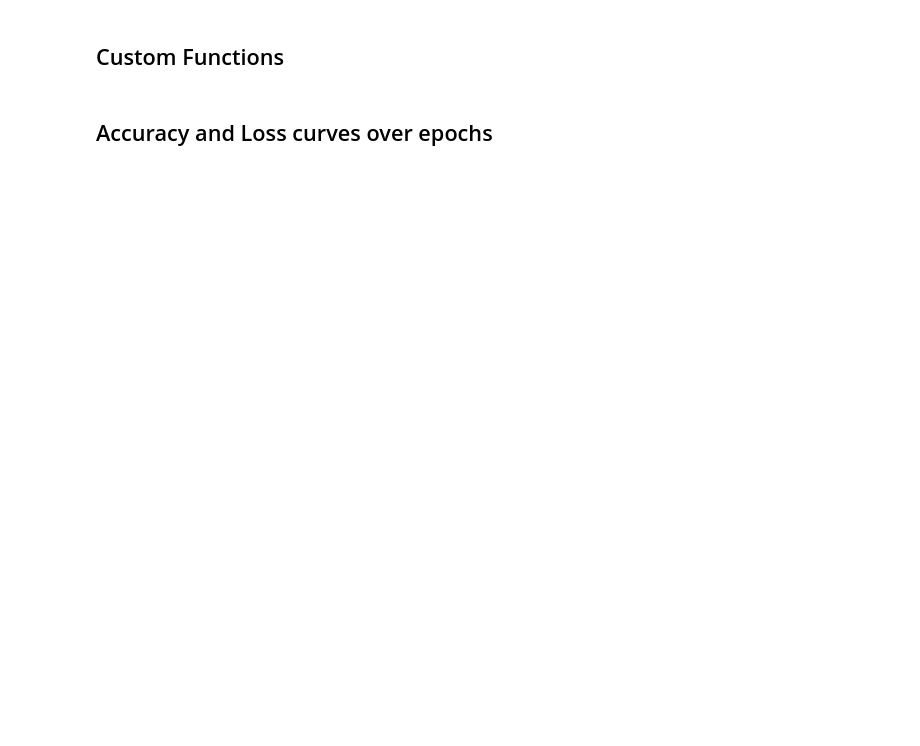
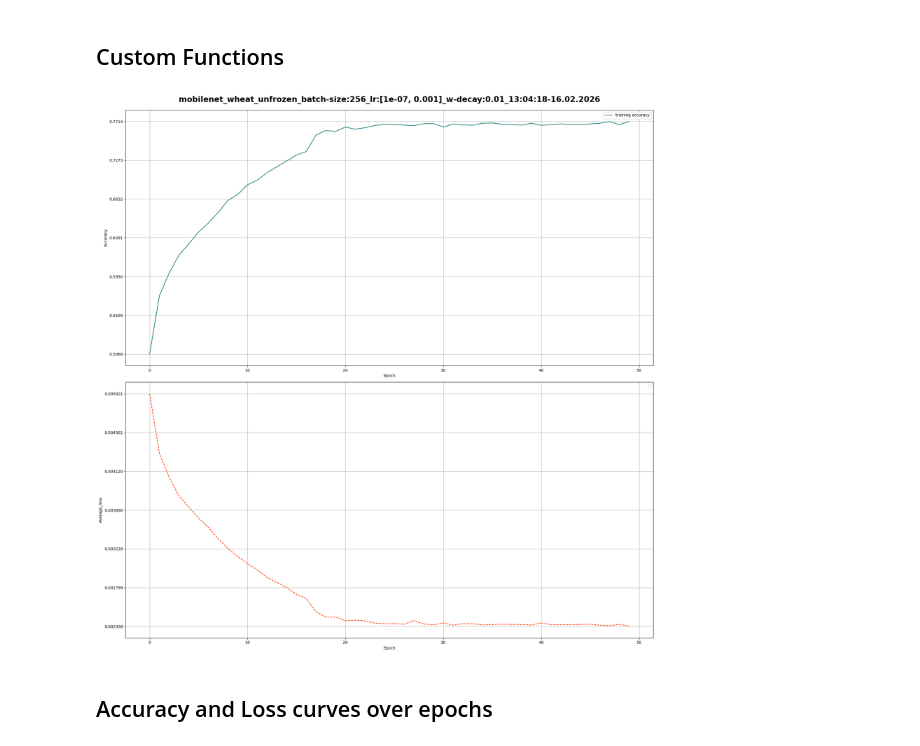
Before and after one commit to Walid-N-bit/ml_app, a Jupyter notebook: dashboard.ipynb, the cells around one changed output. Drawn from its saved outputs; the diff is of its cells as text; code cells hidden in the pictures; blank space fills up the shorter version.

```diff
--- a/dashboard.ipynb
+++ b/dashboard.ipynb
@@ -62,7 +62,7 @@ def plot_dataframe(df: pd.DataFrame, title: str = ""):
     plt.title(title, fontsize=20,pad=20, fontweight='bold')
     plt.xlabel("Epoch")
     plt.ylabel("Accuracy")
-    plt.plot(epochs, train_acc)
+    plt.plot(epochs, train_acc, label='training accuracy')
     plt.plot(epochs, val_acc, color='g', ls=":")
     plt.legend()
     ymin, ymax = train_acc.min(), train_acc.max()
@@ -73,7 +73,7 @@ def plot_dataframe(df: pd.DataFrame, title: str = ""):
     plt.xlabel("Epoch")
     plt.ylabel("Average_loss")
     plt.plot(epochs, train_loss, color="r", ls="--")
-    plt.plot(epochs, val_loss, color="o", ls=":")
+    plt.plot(epochs, val_loss, color="tab:orange", ls=":")
     ymin, ymax = train_loss.min(), train_loss.max()
     plt.legend()
     plt.yticks(np.linspace(ymin, ymax, 7))
@@ -120,6 +120,13 @@ def perform_eval(model_path:str, classes:list, data_loader):
     true_values = label_to_class(true_values, labels_map)
     predicted_values = label_to_class(predicted_values, labels_map)
     return true_values, predicted_values
+# %%
+d = "output_data/mobilenet_wheat_unfrozen/mobilenet_wheat_unfrozen_batch-size:256_lr:[1e-07, 0.001]_w-decay:0.01_13:04:18-16.02.2026.csv"
+title = Path(d).name.strip('.csv')
+df = pd.read_csv(d)
+plot_dataframe(df, title)
+# %% [output]
+[figure, added]
 # %% [markdown]
 ## Accuracy and Loss curves over epochs
 # %%
```
Also changed, not shown: parts of 3 cells of this notebook, 2 other files.
